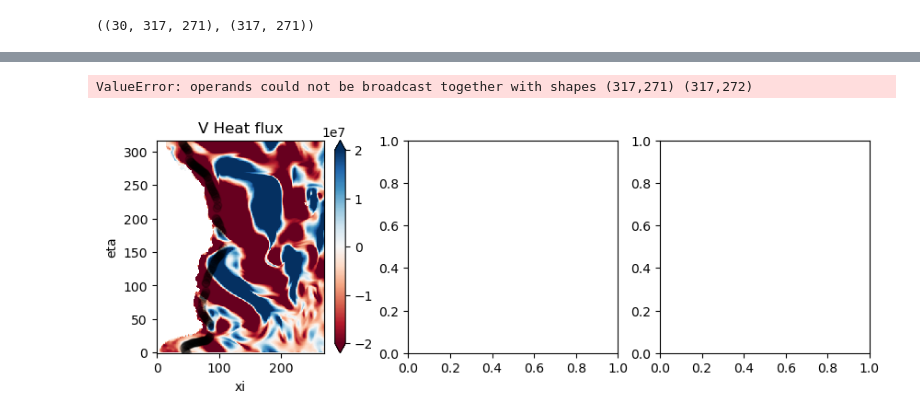
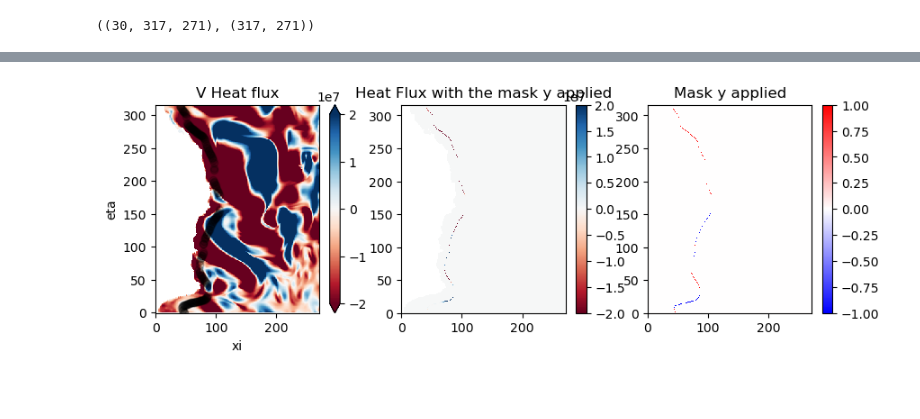
Before and after one commit to fncsobral/waom_notebook, a Jupyter notebook: OHB_shelf/Cross-1500m/testing.ipynb, the cells around one changed output, grey strips where cells are left out. Cells and saved outputs as stored; diff of their text form; code cells hidden in the pictures; blank space fills up the shorter version.

```diff
--- a/OHB_shelf/Cross-1500m/testing.ipynb
+++ b/OHB_shelf/Cross-1500m/testing.ipynb
@@ -878,16 +877,14 @@ ValueError: operands could not be broadcast together with shapes (317,271) (317,
 # %%
 fig, ax = plt.subplots(ncols=3, figsize=(10, 3))
 v_heat_trans.isel(s_rho=-1).plot(ax=ax[0], vmin=-2e7, vmax=2e7, cmap='RdBu'); ax[0].set_title('V Heat flux');
 for vv in mask_y_numbered_1d.contour_index.values:
     ax[0].plot(vv[1], vv[0], 'ok', alpha=0.2);
-# p1= ax[1].pcolor(v_heat_trans.isel(s_rho=-1) * mask_y_transport_Vgrd, vmin=-2e7, vmax=2e7, cmap='RdBu'); # v points
-p1= ax[1].pcolor(v_heat_trans.isel(s_rho=-1) * mask_y_transport, vmin=-2e7, vmax=2e7, cmap='RdBu'); # rho points
+p1= ax[1].pcolor(v_heat_trans.isel(s_rho=-1) * mask_y_transport_Vgrd, vmin=-2e7, vmax=2e7, cmap='RdBu'); # v points
 plt.colorbar(p1); ax[1].set_title('Heat Flux with the mask y applied')
 p2 = ax[2].pcolor(mask_y_transport_Vgrd, cmap='bwr'); ax[2].set_title('Mask y applied');
 plt.colorbar(p2);
 # %% [output]
-ValueError: operands could not be broadcast together with shapes (317,271) (317,272)
-[figure, old version]
+[figure, new version]
 # %%
 
 def extract_transp_across_contour(temp, var_x, var_y):   # var:4D [time,eta_rho,xi_rho]
```
Also changed, not shown: parts of 7 cells of this notebook.
